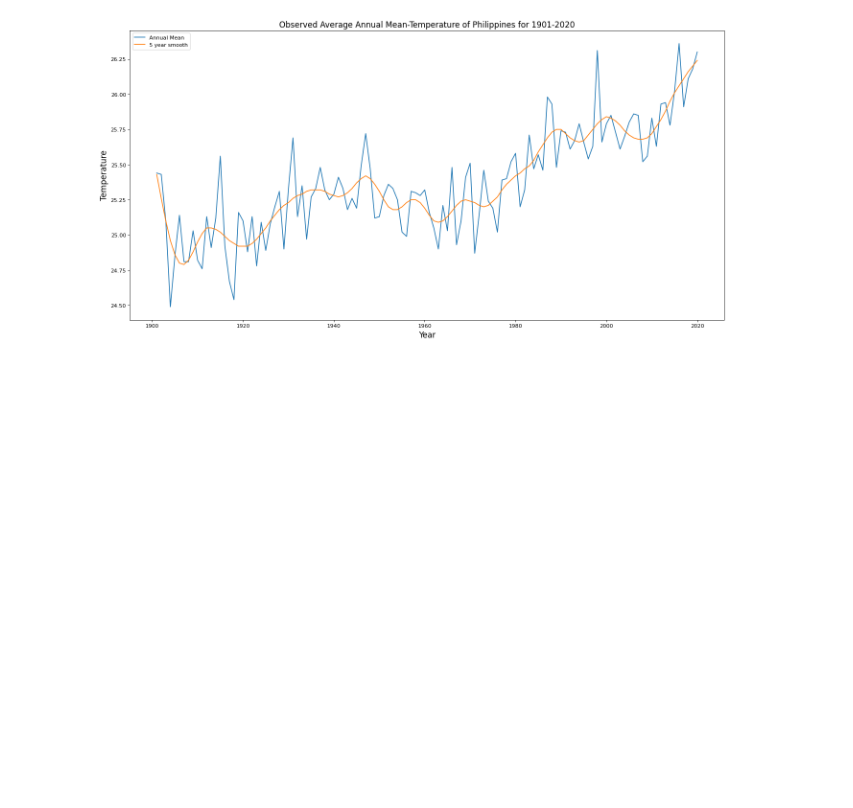
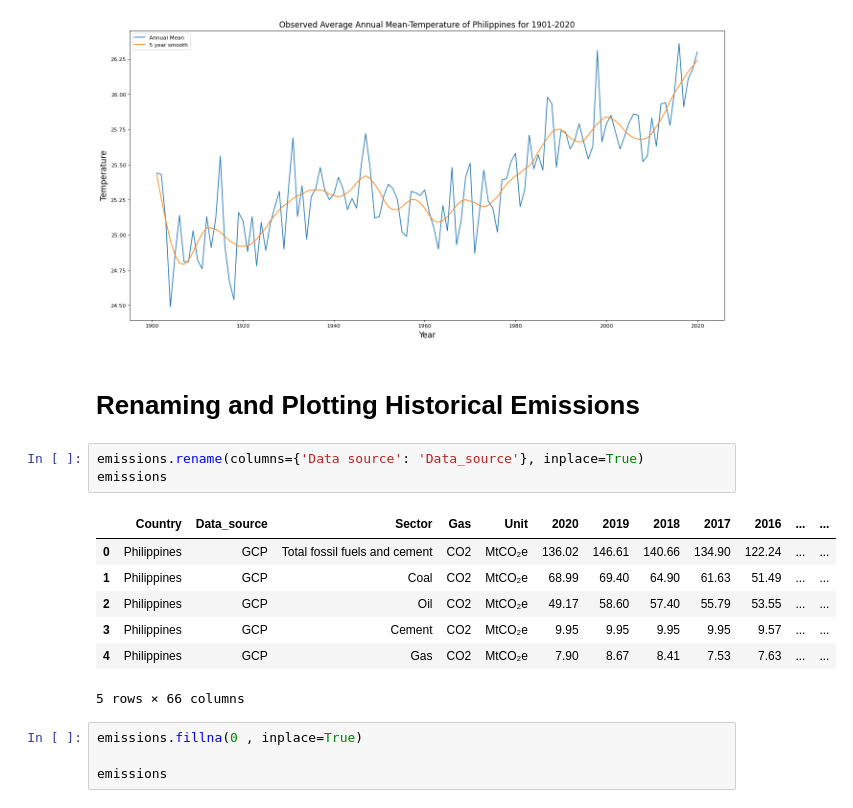
Before and after one commit to edbertocampo/Analytics-Techniques-and-Tools-Proposal-, a Jupyter notebook: Climate_Change_in_the_Philippines_through_the_Years.ipynb, the cells around one changed output. Cells and saved outputs as stored; diff of their text form; blank space fills up the shorter version.

```diff
--- a/Climate_Change_in_the_Philippines_through_the_Years.ipynb
+++ b/Climate_Change_in_the_Philippines_through_the_Years.ipynb
@@ -286,3 +280,20 @@ plt.xlabel('Year', fontsize=15)
 plt.show()
 # %% [output]
 [figure]
+# %% [markdown]
+# Renaming and Plotting Historical Emissions
+# %%
+emissions.rename(columns={'Data source': 'Data_source'}, inplace=True)
+emissions
+# %% [output]
+|  | Country | Data_source | Sector | Gas | Unit | 2020 | 2019 | 2018 | 2017 | 2016 | ... | ... |
+| 0 | Philippines | GCP | Total fossil fuels and cement | CO2 | MtCO₂e | 136.02 | 146.61 | 140.66 | 134.90 | 122.24 | ... | ... |
+| 1 | Philippines | GCP | Coal | CO2 | MtCO₂e | 68.99 | 69.40 | 64.90 | 61.63 | 51.49 | ... | ... |
+| 2 | Philippines | GCP | Oil | CO2 | MtCO₂e | 49.17 | 58.60 | 57.40 | 55.79 | 53.55 | ... | ... |
+| 3 | Philippines | GCP | Cement | CO2 | MtCO₂e | 9.95 | 9.95 | 9.95 | 9.95 | 9.57 | ... | ... |
+| 4 | Philippines | GCP | Gas | CO2 | MtCO₂e | 7.90 | 8.67 | 8.41 | 7.53 | 7.63 | ... | ... |
+5 rows × 66 columns
+# %%
+emissions.fillna(0 , inplace=True)
+
+emissions
```
Also changed, not shown: parts of 6 cells of this notebook.
